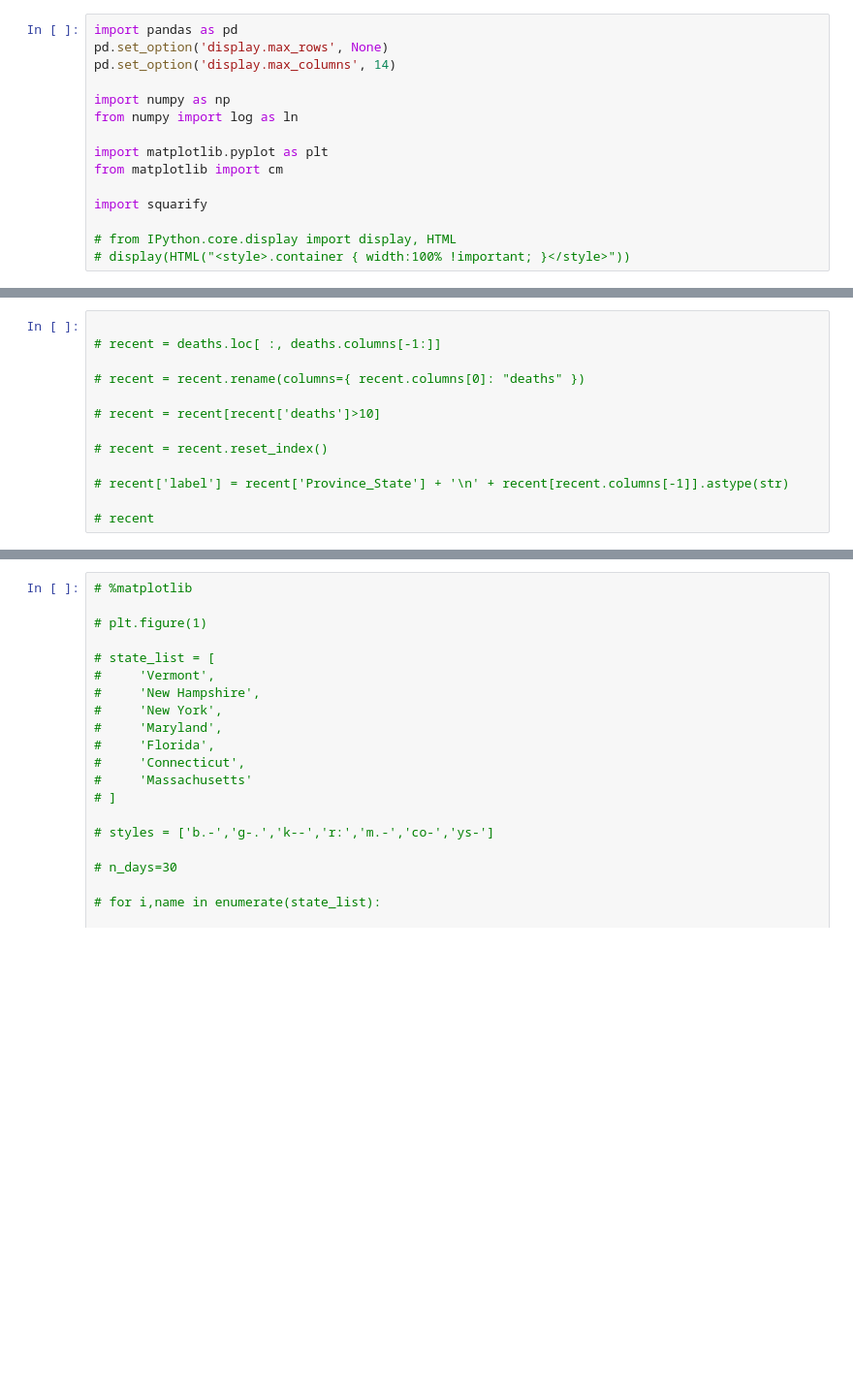
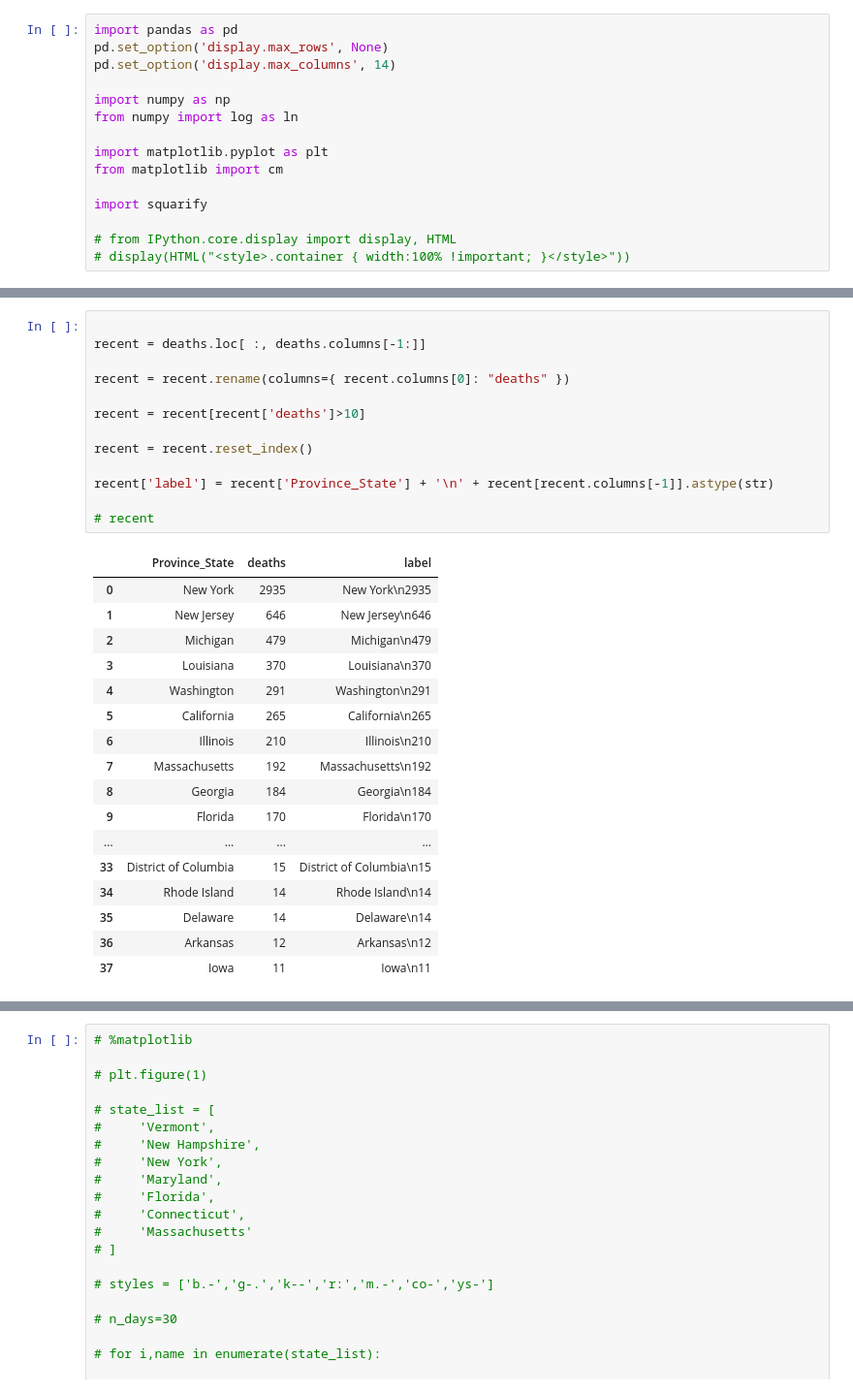
Before and after one commit to caseyjamesdavis/covid19-numbers, a Jupyter notebook: covid 19 numbers US.ipynb, the cells around one changed output, grey strips where cells are left out. Shown: that part at 97% size. Saved outputs shown, nothing was run; the diff lists cells and outputs as text; blank space fills up the shorter version.

```diff
--- a/covid 19 numbers US.ipynb
+++ b/covid 19 numbers US.ipynb
@@ -231,14 +230,32 @@ cases_pc.style.background_gradient(cmap='Blues', vmin=0.1, vmax=1.0).format("{:.
 # %%
 
-# recent = deaths.loc[ :, deaths.columns[-1:]]
+recent = deaths.loc[ :, deaths.columns[-1:]]
 
-# recent = recent.rename(columns={ recent.columns[0]: "deaths" })
+recent = recent.rename(columns={ recent.columns[0]: "deaths" })
 
-# recent = recent[recent['deaths']>10]
+recent = recent[recent['deaths']>10]
 
-# recent = recent.reset_index()
+recent = recent.reset_index()
 
-# recent['label'] = recent['Province_State'] + '\n' + recent[recent.columns[-1]].astype(str)
+recent['label'] = recent['Province_State'] + '\n' + recent[recent.columns[-1]].astype(str)
 
 # recent
+# %% [output]
+|  | Province_State | deaths | label |
+| 0 | New York | 2935 | New York\n2935 |
+| 1 | New Jersey | 646 | New Jersey\n646 |
+| 2 | Michigan | 479 | Michigan\n479 |
+| 3 | Louisiana | 370 | Louisiana\n370 |
+| 4 | Washington | 291 | Washington\n291 |
+| 5 | California | 265 | California\n265 |
+| 6 | Illinois | 210 | Illinois\n210 |
+| 7 | Massachusetts | 192 | Massachusetts\n192 |
+| 8 | Georgia | 184 | Georgia\n184 |
+| 9 | Florida | 170 | Florida\n170 |
+| ... | ... | ... | ... |
+| 33 | District of Columbia | 15 | District of Columbia\n15 |
+| 34 | Rhode Island | 14 | Rhode Island\n14 |
+| 35 | Delaware | 14 | Delaware\n14 |
+| 36 | Arkansas | 12 | Arkansas\n12 |
+| 37 | Iowa | 11 | Iowa\n11 |
 # %%
```
Also changed, not shown: parts of 10 cells of this notebook, 13 other files.
